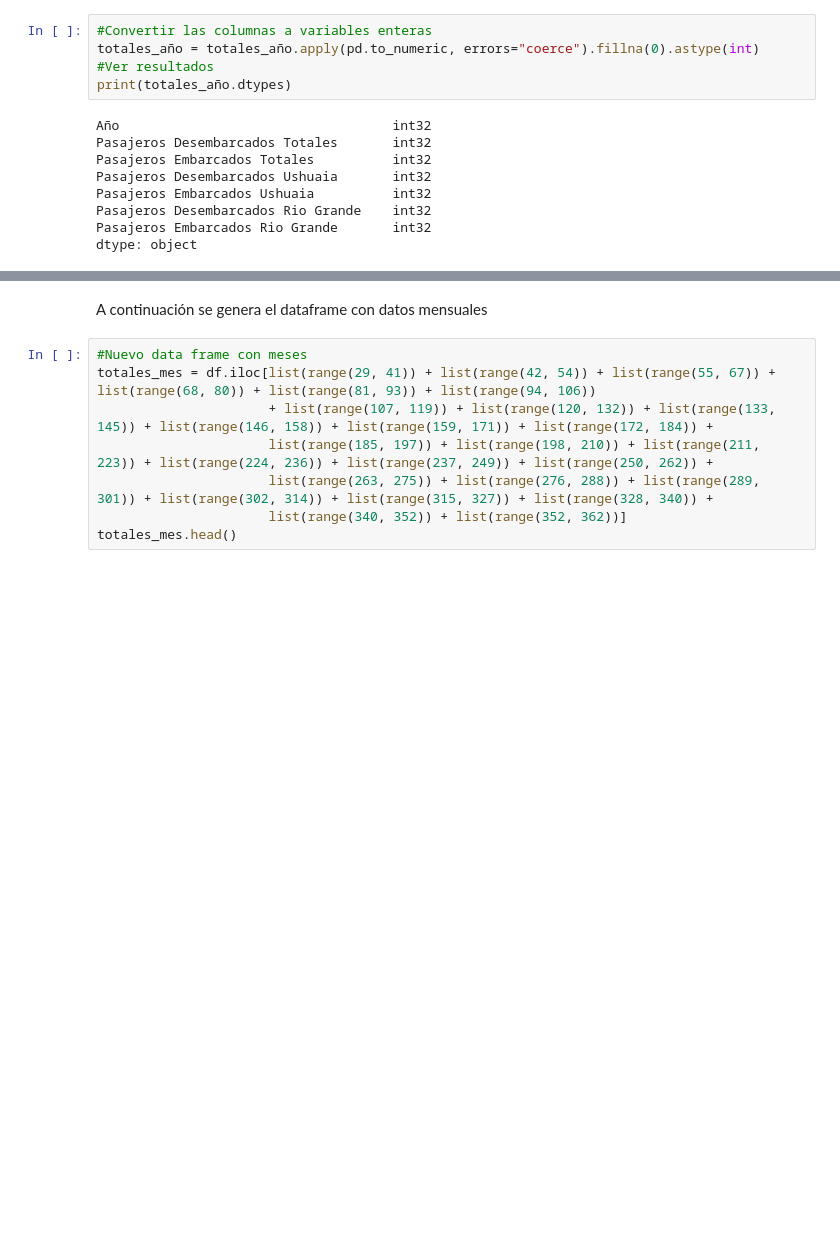
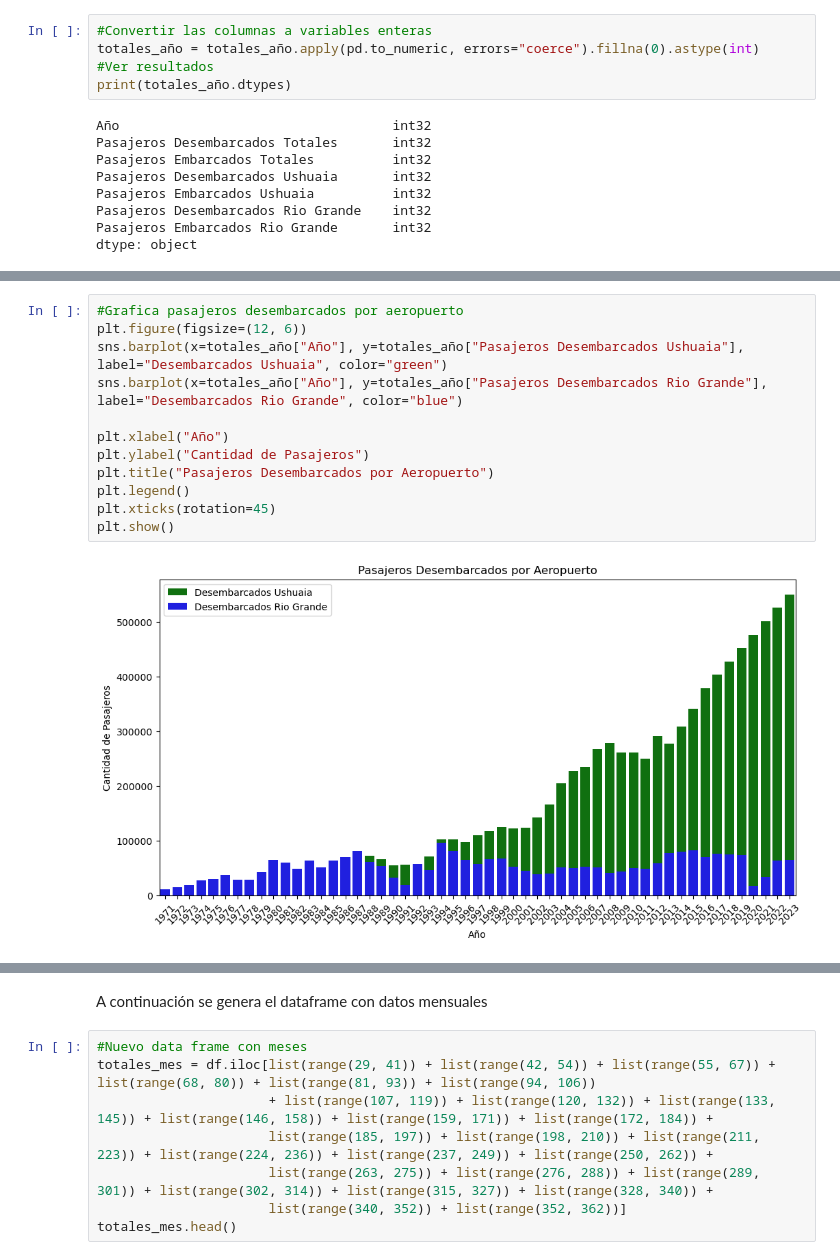
Before and after one commit to pablocarmueda/Modelo-Flujo-de-Pasajeros-Aeropuerto, a Jupyter notebook: notebooks/Modelo_Flujo_Pasajeros.ipynb, the cells around one changed output, grey strips where cells are left out. Drawn from its saved outputs; the diff is of its cells as text; blank space fills up the shorter version.

```diff
--- a/notebooks/Modelo_Flujo_Pasajeros.ipynb
+++ b/notebooks/Modelo_Flujo_Pasajeros.ipynb
@@ -192,0 +206,14 @@ dtype: object
+# %%
+#Grafica pasajeros desembarcados por aeropuerto
+plt.figure(figsize=(12, 6))
+sns.barplot(x=totales_año["Año"], y=totales_año["Pasajeros Desembarcados Ushuaia"], label="Desembarcados Ushuaia", color="green")
+sns.barplot(x=totales_año["Año"], y=totales_año["Pasajeros Desembarcados Rio Grande"], label="Desembarcados Rio Grande", color="blue")
+
+plt.xlabel("Año")
+plt.ylabel("Cantidad de Pasajeros")
+plt.title("Pasajeros Desembarcados por Aeropuerto")
+plt.legend()
+plt.xticks(rotation=45)
+plt.show()
+# %% [output]
+[figure, added]
```
Also changed, not shown: parts of 18 cells of this notebook.
